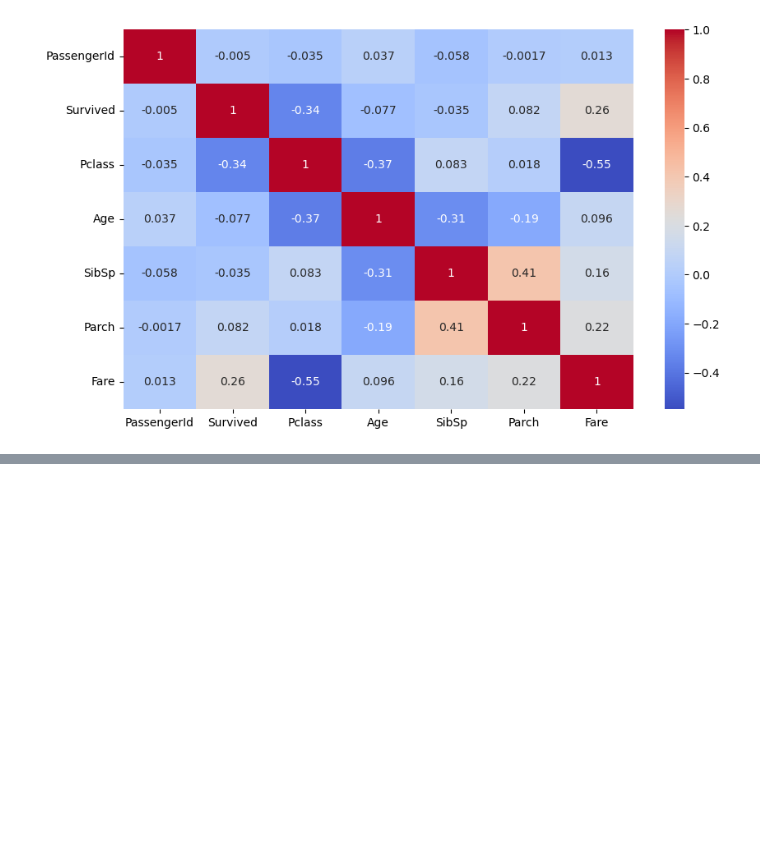
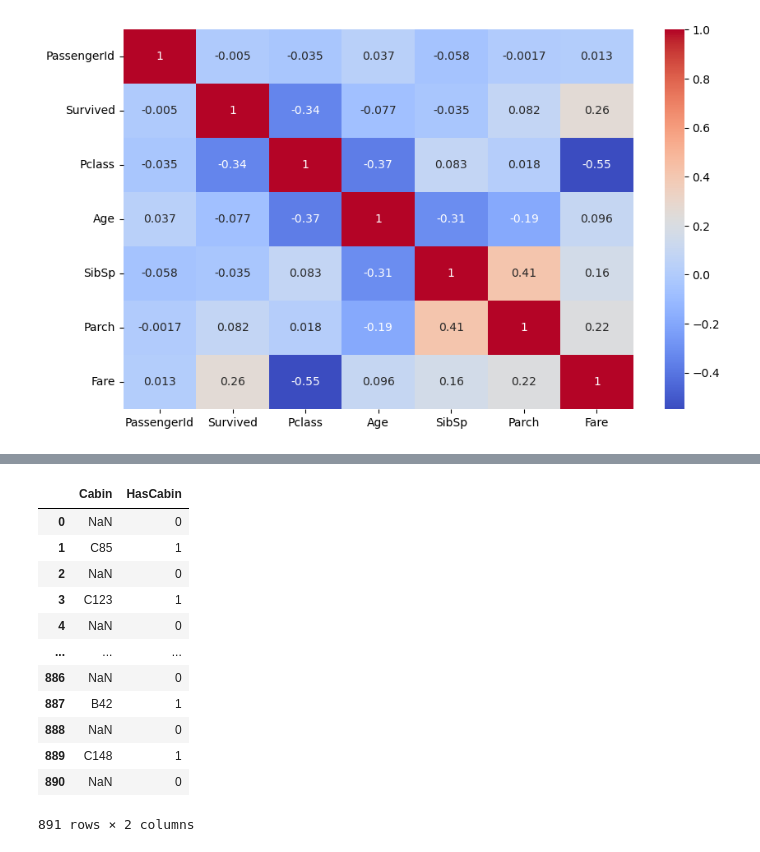
Before and after one commit to pjweileen/mygit, a Jupyter notebook: projects/Titanic/notebooks/Titanic.ipynb, the cells around one changed output, grey strips where cells are left out. Cells and saved outputs as stored; diff of their text form; code cells hidden in the pictures; blank space fills up the shorter version.

```diff
--- a/projects/Titanic/notebooks/Titanic_eda.ipynb
+++ b/projects/Titanic/notebooks/Titanic.ipynb
@@ -114,0 +143,6 @@ plt.show()
+# %%
+# Title(호칭) 변수 생성
+df['Title'] = df['Name'].str.extract(' ([A-Za-z]+)\.') # 공백으로 시작하고 .로 끝나는 영문자 조합 찾아 추출
+df['Title'] = df['Title'].replace(['Mlle','Ms'], 'Miss')
+df['Title'] = df['Title'].replace(['Mme'], 'Mrs')
+df['Title'].value_counts()
@@ -114,0 +165,3 @@ plt.show()
+# %%
+df['FamilySize'] = df['SibSp'] + df['Parch'] + 1
+df['IsAlone'] = (df['FamilySize'] == 1).astype(int)
@@ -114,0 +185,3 @@ plt.show()
+# %%
+df['Age'] = df.groupby('Title')['Age'].transform(lambda x: x.fillna(x.median()))
+print(df[['Title', 'Age']])
@@ -114,0 +203,17 @@ plt.show()
+# %%
+df['HasCabin'] = df['Cabin'].notnull().astype(int)
+df[['Cabin','HasCabin']]
+# %% [output]
+|  | Cabin | HasCabin |
+| 0 | NaN | 0 |
+| 1 | C85 | 1 |
+| 2 | NaN | 0 |
+| 3 | C123 | 1 |
+| 4 | NaN | 0 |
+| ... | ... | ... |
+| 886 | NaN | 0 |
+| 887 | B42 | 1 |
+| 888 | NaN | 0 |
+| 889 | C148 | 1 |
+| 890 | NaN | 0 |
+891 rows × 2 columns
```
Also changed, not shown: parts of 17 cells of this notebook.
